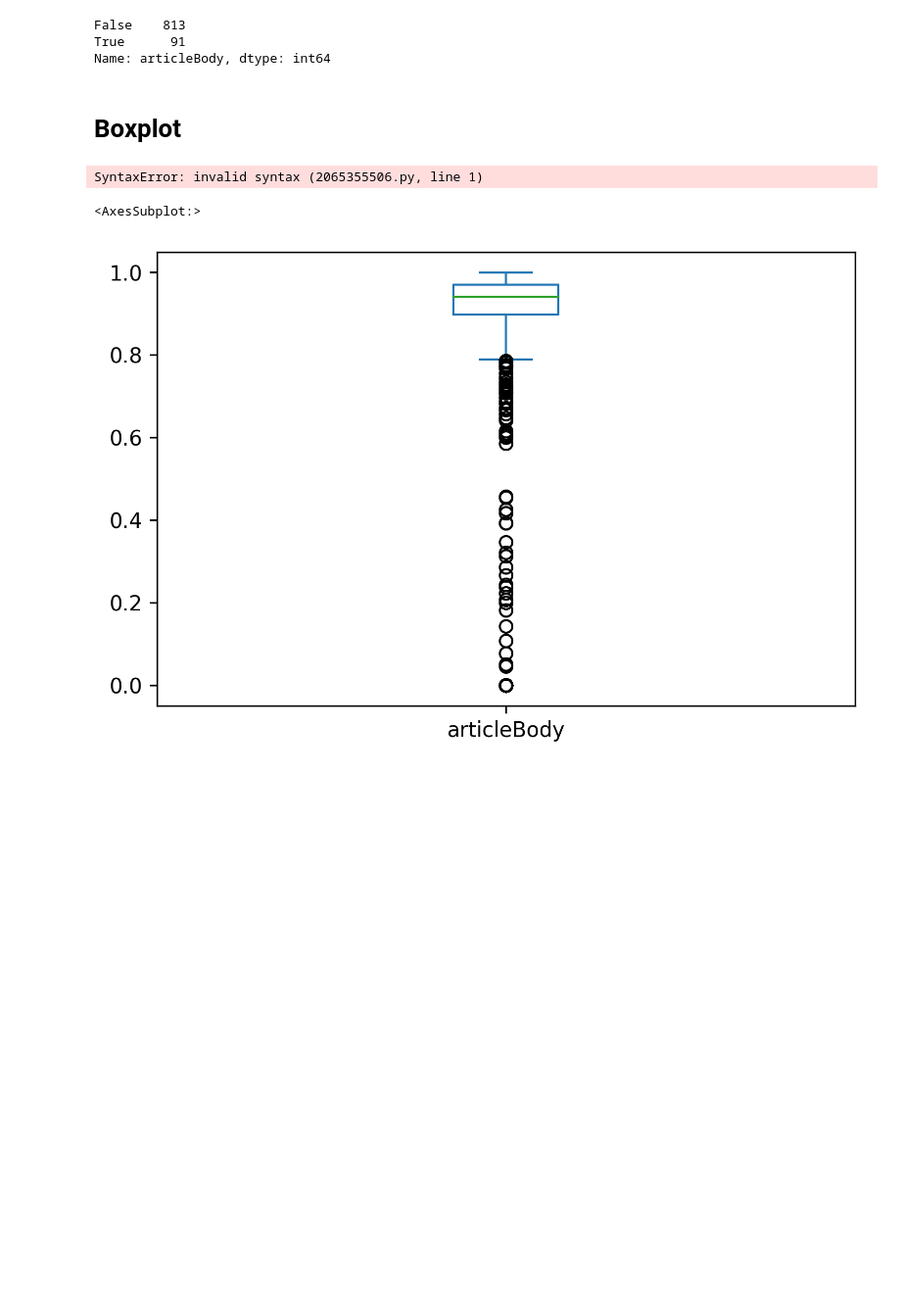
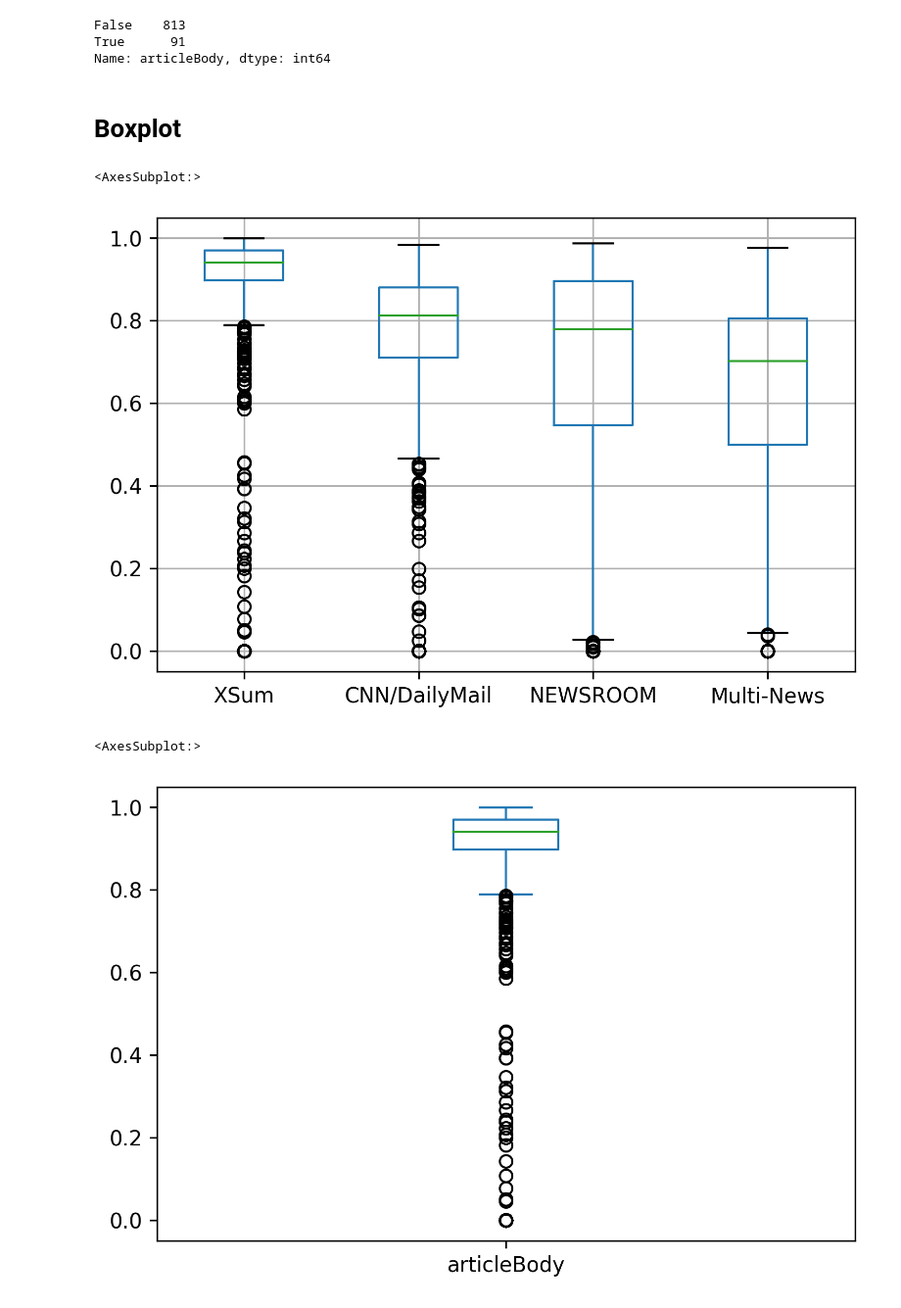
Before and after one commit to thomasvant/ir-nlp, a Jupyter notebook: data-manipulation.ipynb, the cells around one changed output. Shown at 98% size. Cells and saved outputs as stored; diff of their text form; code cells hidden in the pictures; blank space fills up the shorter version.

```diff
--- a/data-manipulation.ipynb
+++ b/data-manipulation.ipynb
@@ -156,10 +156,13 @@ reduction_df_test_xsum = abs((count_df_test_xsum - count_df_test) / count_df_tes
 reduction_df_test_cnn_dailymail = abs((count_df_test_cnn_dailymail - count_df_test) / count_df_test)
 reduction_df_test_newsroom = abs((count_df_test_newsroom - count_df_test) / count_df_test)
 reduction_df_test_multi_news = abs((count_df_test_multi_news - count_df_test) / count_df_test)
-# %%
-reduction_df = new pd.DataFrame({"XSum": reduction_df_test_xsum, "CNN/DailyMail":reduction_df_test_cnn_dailymail, "NEWSROOM":reduction_df_test_newsroom,"Multi-News":reduction_df_test_multi_news})
-# %% [output]
-SyntaxError: invalid syntax (2065355506.py, line 1)
+# %%
+reduction_df = pd.DataFrame({"XSum": reduction_df_test_xsum, "CNN/DailyMail":reduction_df_test_cnn_dailymail, "NEWSROOM":reduction_df_test_newsroom,"Multi-News":reduction_df_test_multi_news})
+# %%
+reduction_df.boxplot()
+# %% [output]
+<AxesSubplot:>
+[figure, added]
 # %%
 plt.rcParams["figure.dpi"] = 300
 # %%
```
Also changed, not shown: 8 other files.
